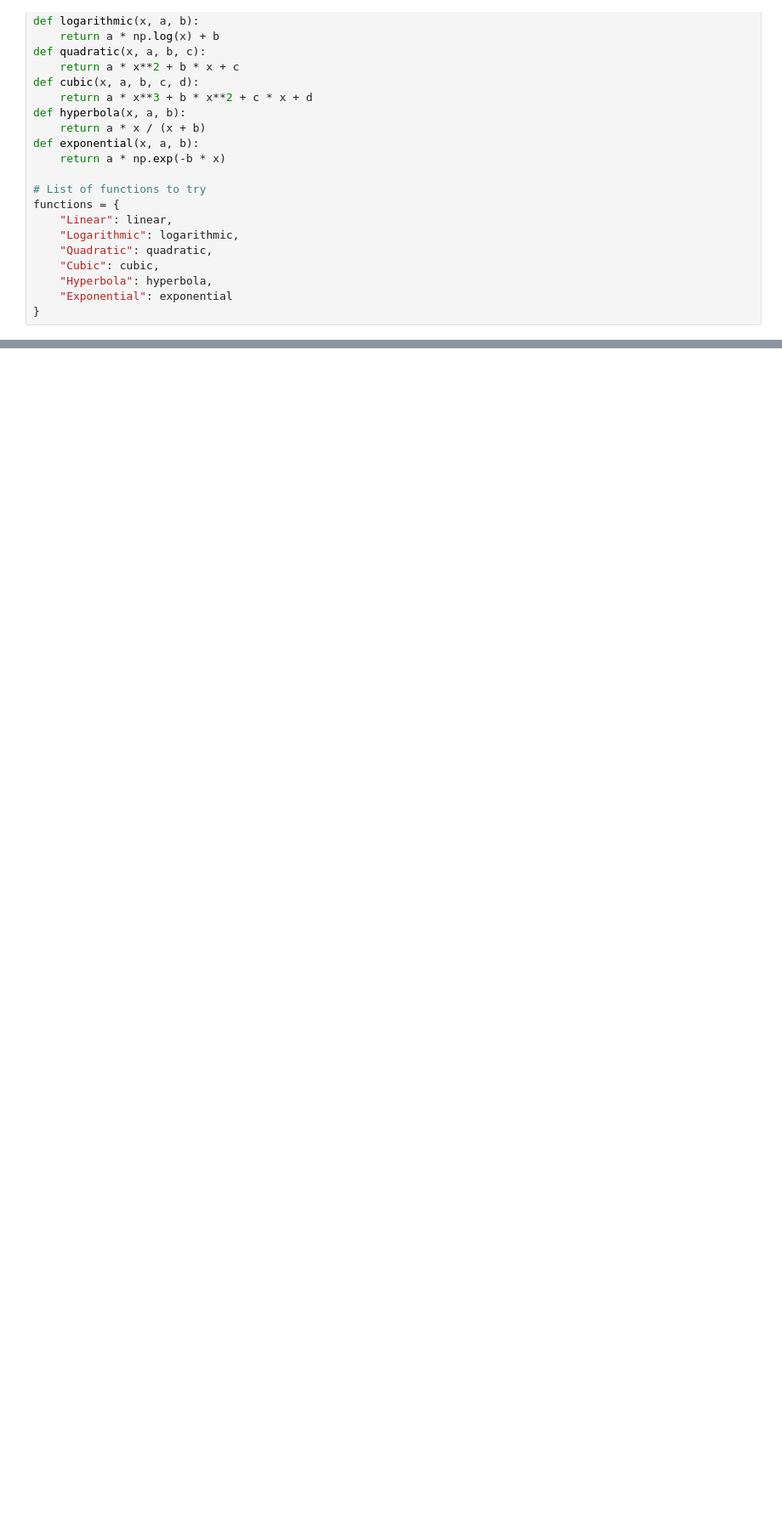
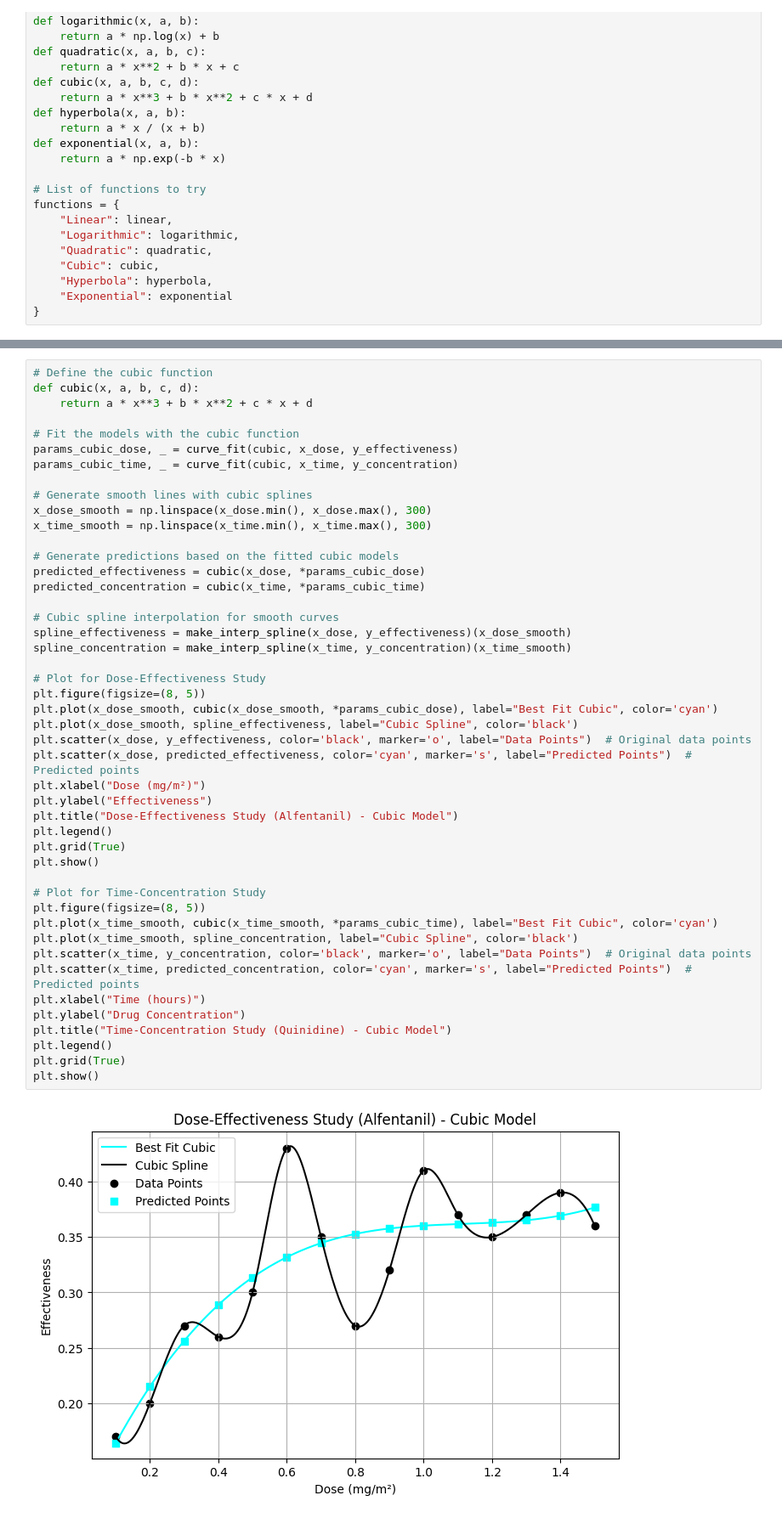
Before and after one commit to winati17/ml-in-medicine, a Jupyter notebook: ch-66.ipynb, the cells around one changed output, grey strips where cells are left out. Shown at 85% size. Cells and saved outputs as stored; diff of their text form; blank space fills up the shorter version.

```diff
--- a/ch-66.ipynb
+++ b/ch-66.ipynb
@@ -250,0 +243,48 @@ plt.show()
+# %%
+# Define the cubic function
+def cubic(x, a, b, c, d):
+    return a * x**3 + b * x**2 + c * x + d
+
+# Fit the models with the cubic function
+params_cubic_dose, _ = curve_fit(cubic, x_dose, y_effectiveness)
+params_cubic_time, _ = curve_fit(cubic, x_time, y_concentration)
+
+# Generate smooth lines with cubic splines
+x_dose_smooth = np.linspace(x_dose.min(), x_dose.max(), 300)
+x_time_smooth = np.linspace(x_time.min(), x_time.max(), 300)
+
+# Generate predictions based on the fitted cubic models
+predicted_effectiveness = cubic(x_dose, *params_cubic_dose)
+predicted_concentration = cubic(x_time, *params_cubic_time)
+
+# Cubic spline interpolation for smooth curves
+spline_effectiveness = make_interp_spline(x_dose, y_effectiveness)(x_dose_smooth)
+spline_concentration = make_interp_spline(x_time, y_concentration)(x_time_smooth)
+
+# Plot for Dose-Effectiveness Study
+plt.figure(figsize=(8, 5))
+plt.plot(x_dose_smooth, cubic(x_dose_smooth, *params_cubic_dose), label="Best Fit Cubic", color='cyan')
+plt.plot(x_dose_smooth, spline_effectiveness, label="Cubic Spline", color='black')
+plt.scatter(x_dose, y_effectiveness, color='black', marker='o', label="Data Points")  # Original data points
+plt.scatter(x_dose, predicted_effectiveness, color='cyan', marker='s', label="Predicted Points")  # Predicted points
+plt.xlabel("Dose (mg/m²)")
+plt.ylabel("Effectiveness")
+plt.title("Dose-Effectiveness Study (Alfentanil) - Cubic Model")
+plt.legend()
+plt.grid(True)
+plt.show()
+
+# Plot for Time-Concentration Study
+plt.figure(figsize=(8, 5))
+plt.plot(x_time_smooth, cubic(x_time_smooth, *params_cubic_time), label="Best Fit Cubic", color='cyan')
+plt.plot(x_time_smooth, spline_concentration, label="Cubic Spline", color='black')
+plt.scatter(x_time, y_concentration, color='black', marker='o', label="Data Points")  # Original data points
+plt.scatter(x_time, predicted_concentration, color='cyan', marker='s', label="Predicted Points")  # Predicted points
+plt.xlabel("Time (hours)")
+plt.ylabel("Drug Concentration")
+plt.title("Time-Concentration Study (Quinidine) - Cubic Model")
+plt.legend()
+plt.grid(True)
+plt.show()
+# %% [output]
+[figure, added]
```
Also changed, not shown: parts of 6 cells of this notebook.
